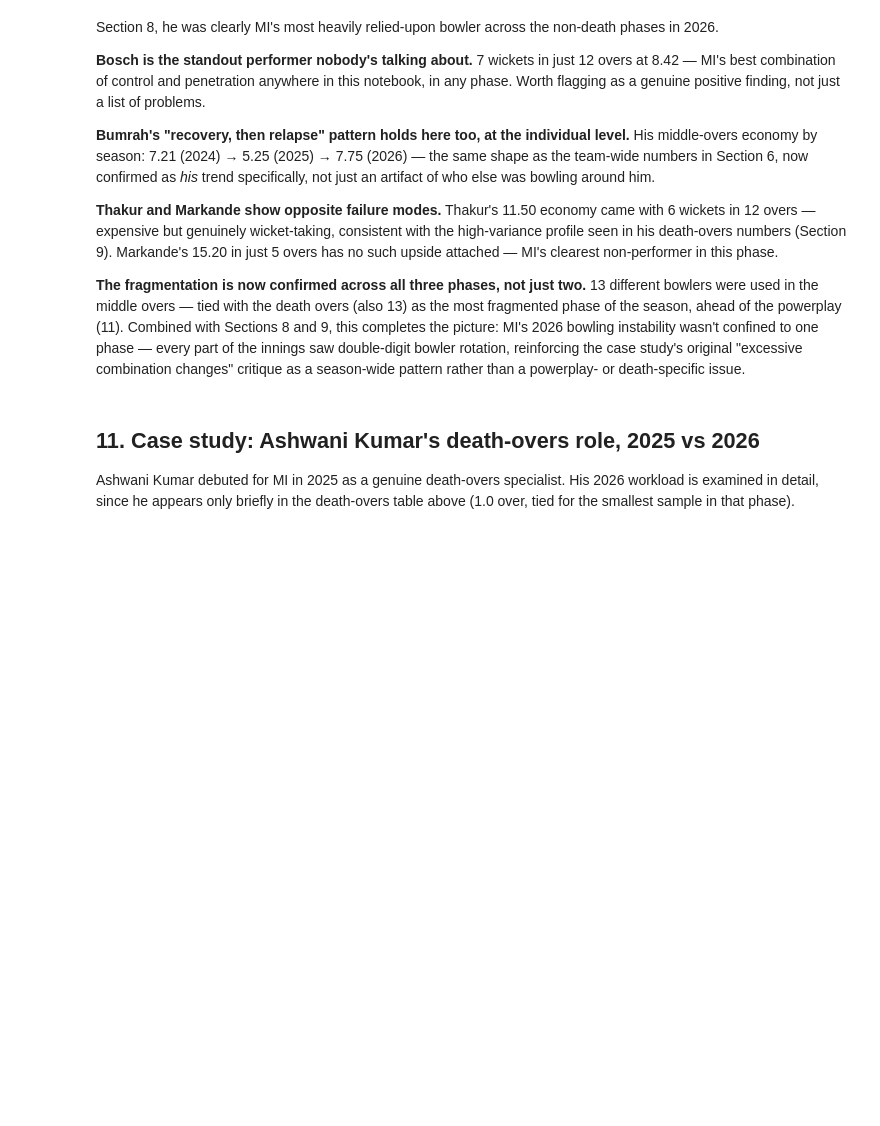
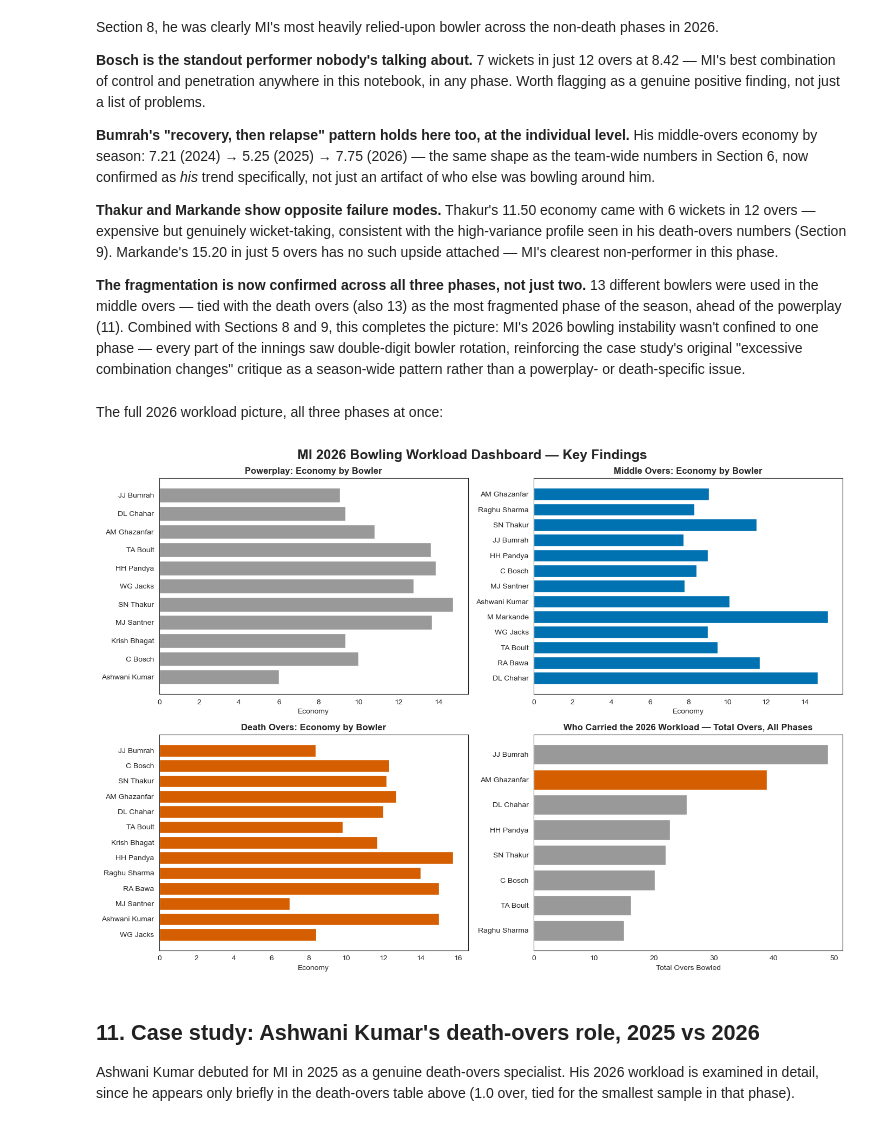
Before and after one commit to aarshdesai-ds/mi-2024-2026-case-study, a Jupyter notebook: notebooks/Bowling_Analysis.ipynb, the cells around one changed output. Saved outputs shown, nothing was run; the diff lists cells and outputs as text; code cells hidden in the pictures; blank space fills up the shorter version.

```diff
--- a/notebooks/Bowling_Analysis.ipynb
+++ b/notebooks/Bowling_Analysis.ipynb
@@ -671,6 +701,49 @@ middle_2026
 **Thakur and Markande show opposite failure modes.** Thakur's 11.50 economy came with 6 wickets in 12 overs — expensive but genuinely wicket-taking, consistent with the high-variance profile seen in his death-overs numbers (Section 9). Markande's 15.20 in just 5 overs has no such upside attached — MI's clearest non-performer in this phase.
 
 **The fragmentation is now confirmed across all three phases, not just two.** 13 different bowlers were used in the middle overs — tied with the death overs (also 13) as the most fragmented phase of the season, ahead of the powerplay (11). Combined with Sections 8 and 9, this completes the picture: MI's 2026 bowling instability wasn't confined to one phase — every part of the innings saw double-digit bowler rotation, reinforcing the case study's original "excessive combination changes" critique as a season-wide pattern rather than a powerplay- or death-specific issue.
+# %% [markdown]
+The full 2026 workload picture, all three phases at once:
+# %%
+fig, axes = plt.subplots(2, 2, figsize=(14, 10))
+fig.suptitle("MI 2026 Bowling Workload Dashboard — Key Findings", fontsize=18, fontweight='bold')
+
+# ── Top-left: powerplay ──
+ax = axes[0, 0]
+sub = pp_2026.sort_values('overs_bowled', ascending=True)
+ax.barh(sub['Bowler'], sub['economy'], color=GRAY)
+ax.set_title("Powerplay: Economy by Bowler", fontsize=12, fontweight='bold')
+ax.set_xlabel("Economy")
+
+# ── Top-right: middle overs ──
+ax = axes[0, 1]
+sub = middle_2026.sort_values('overs_bowled', ascending=True)
+ax.barh(sub['Bowler'], sub['economy'], color=BLUE)
+ax.set_title("Middle Overs: Economy by Bowler", fontsize=12, fontweight='bold')
+ax.set_xlabel("Economy")
+
+# ── Bottom-left: death overs ──
+ax = axes[1, 0]
+sub = death_2026.sort_values('overs_bowled', ascending=True)
+ax.barh(sub['Bowler'], sub['economy'], color=ACCENT)
+ax.set_title("Death Overs: Economy by Bowler", fontsize=12, fontweight='bold')
+ax.set_xlabel("Economy")
+
+# ── Bottom-right: total overs carried across all three phases ──
+ax = axes[1, 1]
+total_overs = pd.concat([
+    pp_2026[['Bowler', 'overs_bowled']],
+    middle_2026[['Bowler', 'overs_bowled']],
+    death_2026[['Bowler', 'overs_bowled']],
+]).groupby('Bowler')['overs_bowled'].sum().sort_values(ascending=True).tail(8)
+ax.barh(total_overs.index, total_overs.values, color=[ACCENT if b == 'AM Ghazanfar' else GRAY for b in total_overs.index])
+ax.set_title("Who Carried the 2026 Workload — Total Overs, All Phases", fontsize=12, fontweight='bold')
+ax.set_xlabel("Total Overs Bowled")
+
+plt.tight_layout()
+plt.savefig("../dashboard_data/bowling_workload_dashboard_2x2.png", dpi=200, bbox_inches='tight')
+plt.show()
+# %% [output]
+[figure, added]
 # %% [markdown]
 ## 11. Case study: Ashwani Kumar's death-overs role, 2025 vs 2026
 
```
Also changed, not shown: parts of 10 cells of this notebook, 4 other files.
